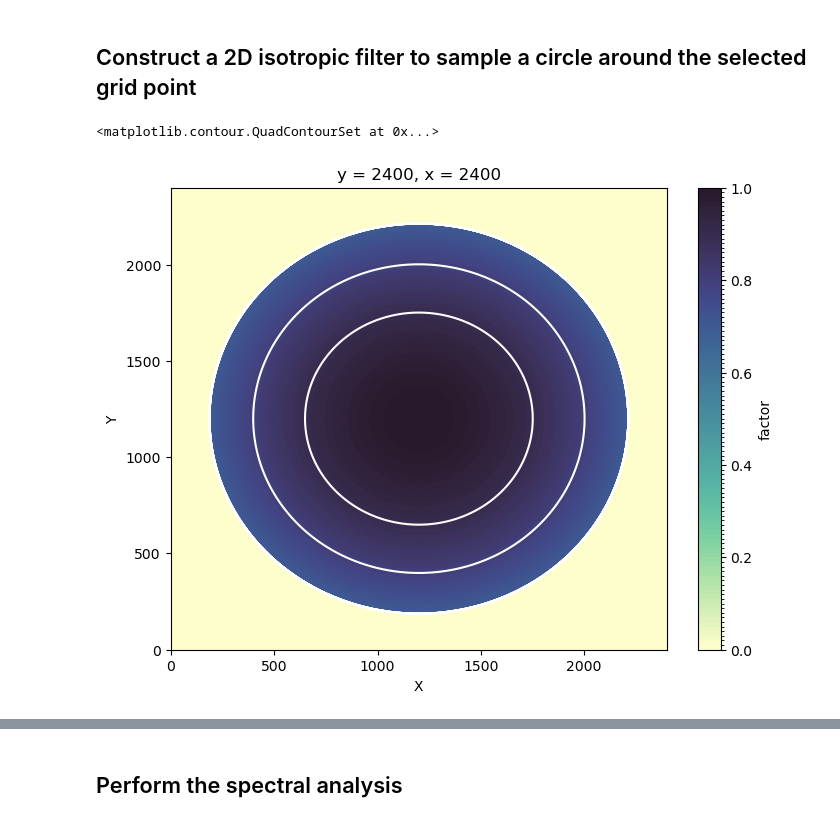
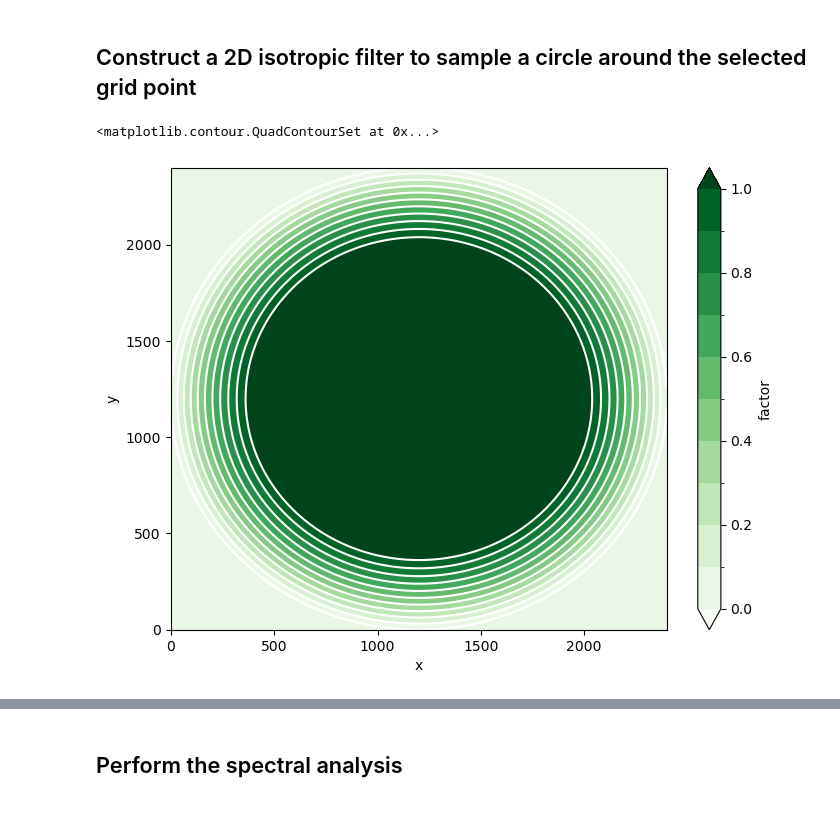
Before and after one commit to luweiyang/MOM6_global_tide_only, a Jupyter notebook: input/Topog_spec.ipynb, the cells around one changed output, grey strips where cells are left out. Drawn from its saved outputs; the diff is of its cells as text; code cells hidden in the pictures.

```diff
--- a/input/Topog_spec.ipynb
+++ b/input/Topog_spec.ipynb
@@ -75,0 +77,4 @@ Lat: 50.0 N.
+# %%
+topog_sample = topog.z[240*135:240*145,240*145:240*155]
+topog_sample = topog_sample - topog_sample.mean()
+topog_sample.min(), topog_sample.max()
@@ -84,22 +94,37 @@ plt.title('Ocean depth (m)');
 # %% [markdown]
 ## Construct a 2D isotropic filter to sample a circle around the selected grid point
+# %%
+#from scipy import signal
+#win_1d = signal.windows.gaussian(topog_sample.shape[0], std=topog_sample.shape[0]/2, sym=False)win_1d = np.full((topog_sample.shape[0]),np.nan)
+#for i in range(topog_sample.shape[0]):
+#    win_1d[i] = math.sin(i*np.pi/topog_sample.shape[0])**2
+#win_1d.size
+ny, nx = np.array(topog_sample).shape
+win_2d = np.full((ny,nx), np.nan)
+radi = topog_sample.shape[0] / 2
+for i in range(topog_sample.shape[0]):
+    for j in range(topog_sample.shape[0]):
+        win_2d[j,i] = 1 - ( ((i-radi)/radi)**2 + ((j-radi)/radi)**2 )
+win_2d[win_2d<0]=0
+# %%
+# testarr = np.arange(100)
+# testwin = np.hanning(testarr.size)
+# fac = np.sqrt(testarr.size / np.sum(testwin**2))
+# fac - np.sqrt(8/3)
+# testwin = np.hanning(testarr.size)*fac
+# np.mean(testwin**2)
+fac = np.sqrt(win_2d.size / np.sum(win_2d**2))
+win_2d = win_2d * fac
+# %%
+win_2d_xr = xr.DataArray(win_2d, coords={'y': np.arange(ny), 'x': np.arange(nx)}, dims=["y", "x"])
 # %%
-from scipy import signal
-win_1d = signal.windows.gaussian(topog_sample.shape[0], std=topog_sample.shape[0]/2, sym=False)
-win_nx = win_1d.size
-win_2d = np.full((win_nx,win_nx), np.full)
-win_2d = win_1d[None,:] * win_1d[:,None]
-win_2d[win_2d<0.7]=0.0
-win_2d_xr = xr.DataArray(win_2d,
-coords={'y': win_nx, 'x': win_nx},
-dims=["Y", "X"])
 fig = plt.figure(figsize = (8, 6))
 fac_levels = np.arange(0,1+0.2,0.2)
-xr.plot.pcolormesh(win_2d_xr, vmin=0, vmax=1, levels=101, extend='neither', cmap=cm.cm.deep, cbar_kwargs={'label': "factor", 'ticks': fac_levels})
-xr.plot.contour(win_2d_xr,levels=np.arange(0,1,0.1),colors='w')
+xr.plot.pcolormesh(win_2d_xr, vmin=0, vmax=1, levels=11, extend='both', cmap='Greens', cbar_kwargs={'label': "factor", 'ticks': fac_levels})
+xr.plot.contour(win_2d_xr,levels=np.arange(0,1+0.1,0.1),colors='w')
 # %% [output]
 <matplotlib.contour.QuadContourSet at 0x...>
-[figure, old version]
+[figure, new version]
 # %%
 topog_filt = np.array(topog_sample) * np.array(win_2d_xr)
 topog_filt = xr.DataArray(topog_filt, coords=topog_sample.coords, dims=topog_sample.dims)
```
Also changed, not shown: parts of 13 cells of this notebook.
